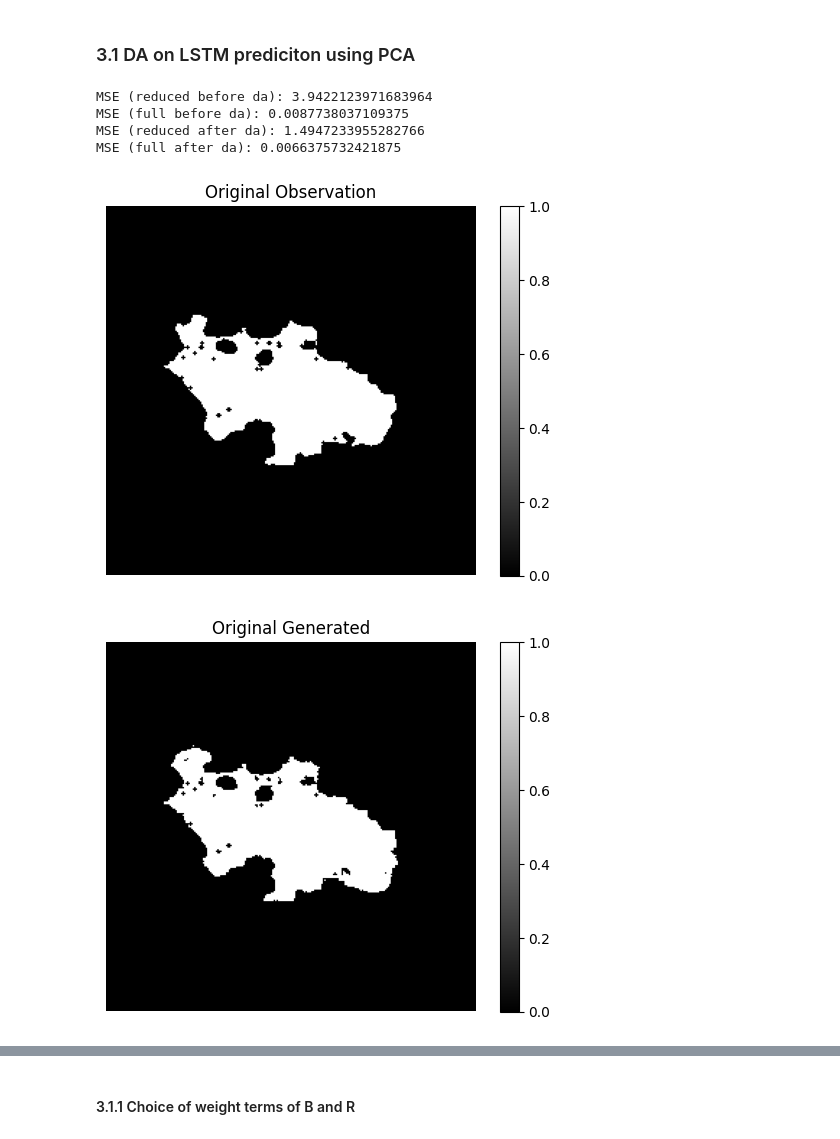
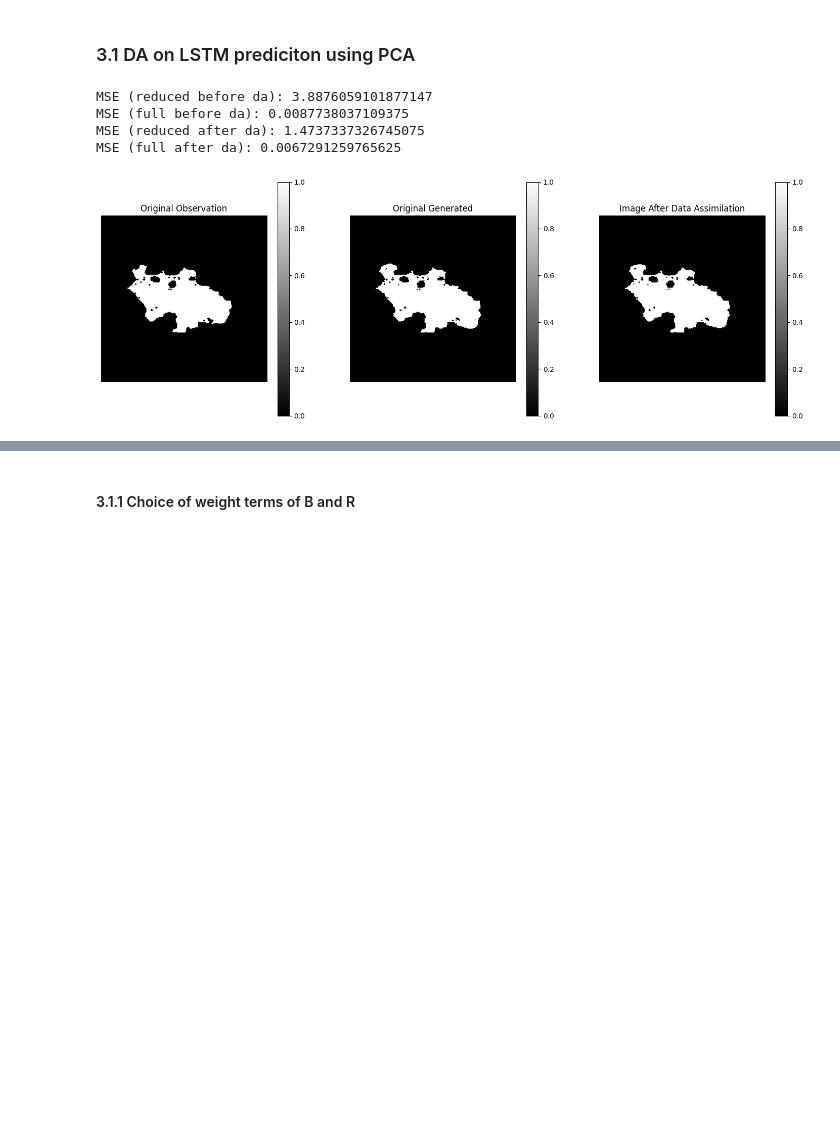
Before and after one commit to tjduu/wildfire-dl-da-forecasting, a Jupyter notebook: atlaswildfiretool/notebooks/assimilation/data_assimilation.ipynb, the cells around one changed output, grey strips where cells are left out. Cells and saved outputs as stored; diff of their text form; code cells hidden in the pictures; blank space fills up the shorter version.

```diff
--- a/atlaswildfiretool/notebooks/assimilation/data_assimilation.ipynb
+++ b/atlaswildfiretool/notebooks/assimilation/data_assimilation.ipynb
@@ -141,29 +132,24 @@ gen_obs_for_R_55_file = os.path.join(base_dir, "gen_obs_for_R_55.npy")
 gen_obs_for_B_110_file = os.path.join(base_dir, "gen_obs_for_B_110.npy")
 # %%
 # apply data assimilation for result that from task1
-
-from atlaswildfiretool.assimilation.data_assimilation import DataAssimilation
 
 da = DataAssimilation(
     back_last_file,
     PCA1,
     obs_file,
     gen_obs_for_R_55_file,
     gen_obs_for_B_110_file,
     obs_index=-1,
     W_B=1,
     W_R=1,
     latent_shape=100,
 )
 da.assimilate()
 da.print_mse()
-da.plot_obs_image()
-da.plot_predicted_image()
-da.plot_fixed_predicted_image()
+da.plot_images()
 # %% [output]
-MSE (reduced before da): 3.9422123971683964
+MSE (reduced before da): 3.8876059101877147
 MSE (full before da): 0.0087738037109375
-MSE (reduced after da): 1.4947233955282766
-MSE (full after da): 0.0066375732421875
+MSE (reduced after da): 1.4737337326745075
+MSE (full after da): 0.0067291259765625
-[figure, old version]
+[figure, new version]
-[figure, removed]
```
Also changed, not shown: parts of 4 cells of this notebook, 6 other files.
